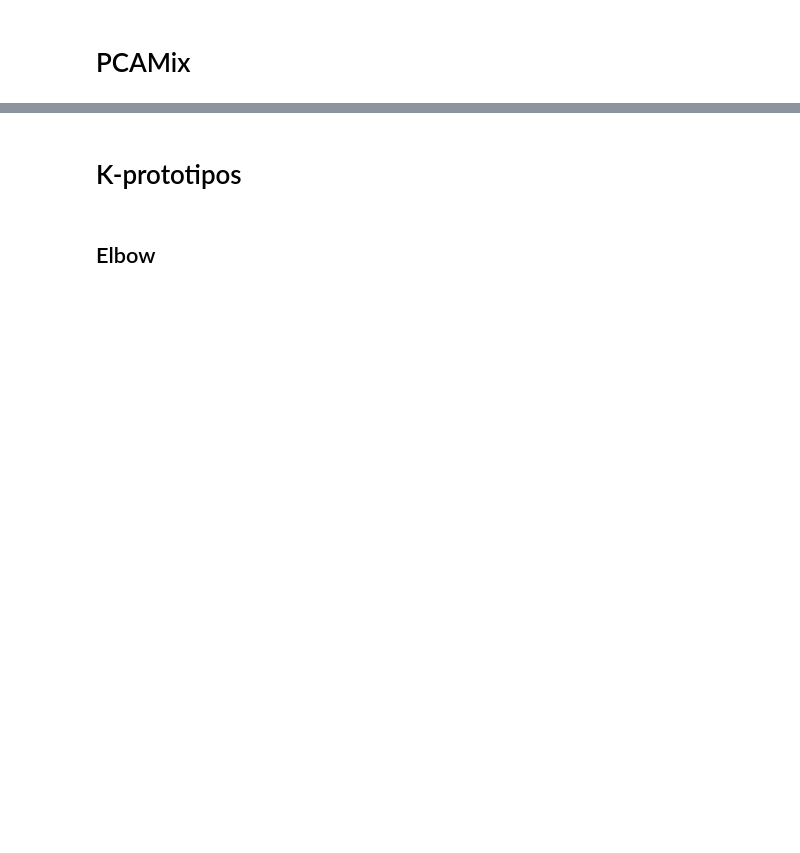
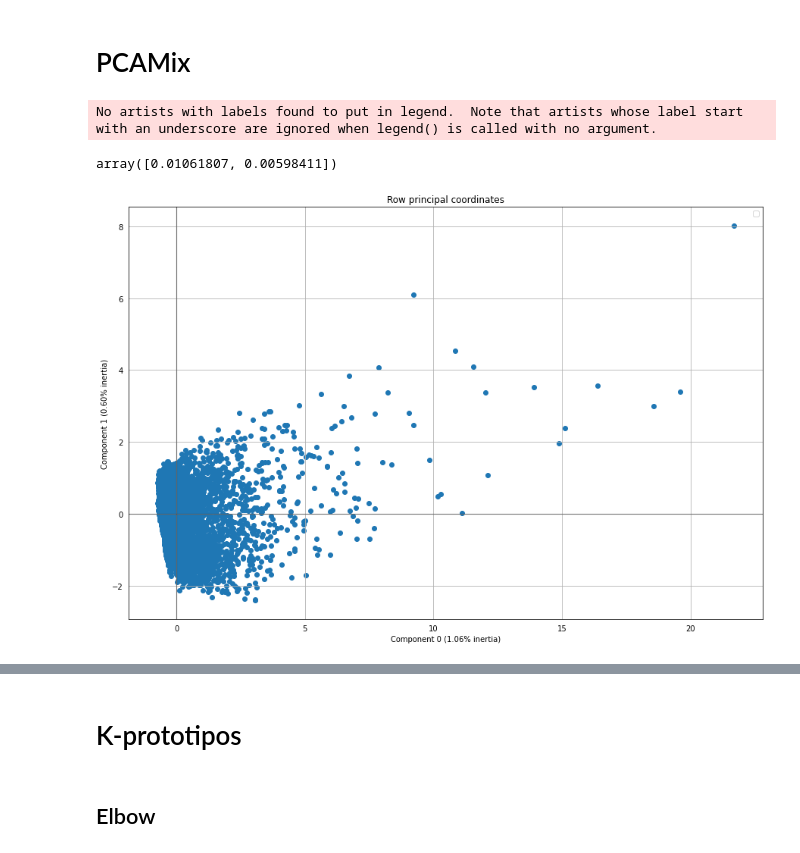
Before and after one commit to cdgonzalezr1/proyecto_aprendizaje_no_supervisado, a Jupyter notebook: proyecto_arquetipos.ipynb, the cells around one changed output, grey strips where cells are left out. Drawn from its saved outputs; the diff is of its cells as text; code cells hidden in the pictures; blank space fills up the shorter version.

Commit message:
Feat (arquetipos): Sampled changes
Sampled changes

```diff
--- a/proyecto_arquetipos.ipynb
+++ b/proyecto_arquetipos.ipynb
@@ -227,2 +235,14 @@ Error:
 # %% [markdown]
 # PCAMix
+# %%
+df_cat= df[['Genero', 'TipoAfiliado', 'Regionales', 'Departamento',
+       'Municipios', 'Zonas', 'REGIMEN', 'AfilidoPAC', 'Multiquejoso', 'mujerEnEdadFertil',
+       'categoriaNivelDeDigitalizacionOficial', 'Condicion_Cronica_idSalud',
+       'NivelRiesgo_idSalud', 'Discapacidad_idSalud', 'Etnia_idSalud',
+       'NivelEducativo_idSalud']]
+
+df_FAMD = pd.concat([df_numerical_scaled, df_cat], axis=1, join='inner')
+filas=random.sample(range(1044692), 10000)
+
+df_FAMD_under = df_FAMD.iloc[filas]
+df_new_under = df_new.iloc[filas]
@@ -228,0 +251,13 @@ Error:
+# %%
+famd = prince.FAMD(n_components=2,n_iter=5,copy=True,engine='auto',random_state=42)
+famd.fit(df_FAMD_under)
+df=famd.transform(df_FAMD_under)
+famd.plot_row_coordinates(df_FAMD_under,figsize=(15, 10) )
+
+## Inspect principal dimensions
+pp = pprint.PrettyPrinter()
+pp.pprint(famd.explained_inertia_)
+# %% [output]
+No artists with labels found to put in legend.  Note that artists whose label start with an underscore are ignored when legend() is called with no argument.
+array([0.01061807, 0.00598411])
+[figure, added]
```
Also changed, not shown: parts of 13 cells of this notebook.
